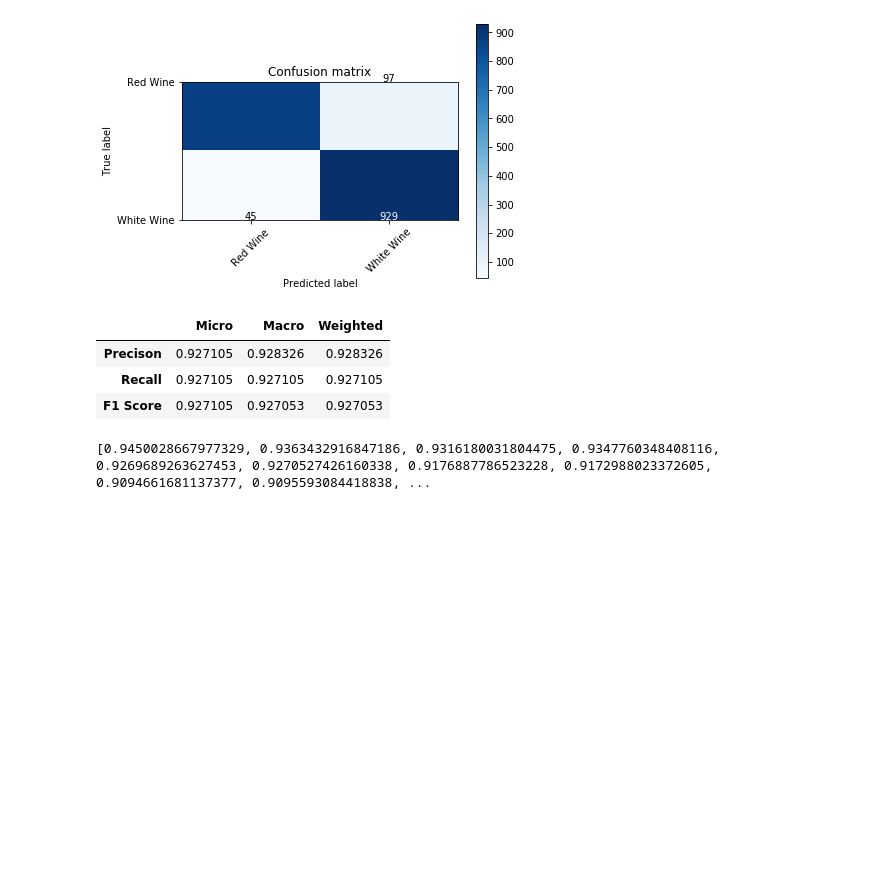
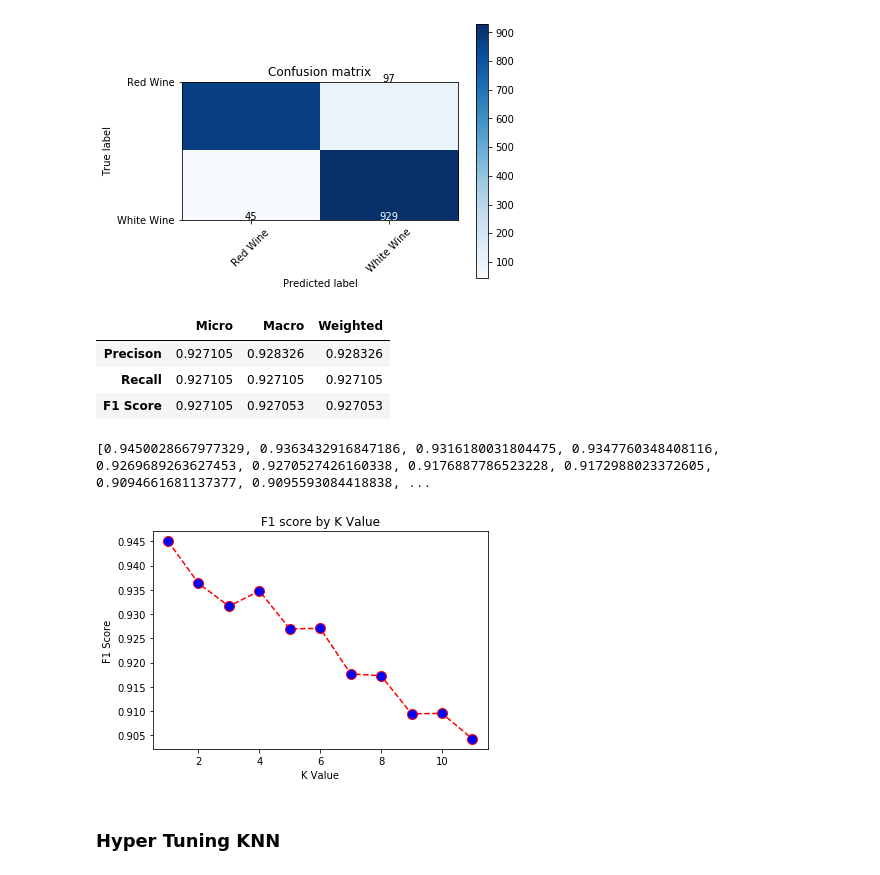
Before and after one commit to emilia329/WineFun, a Jupyter notebook: Modeling.ipynb, the cells around one changed output. Saved outputs shown, nothing was run; the diff lists cells and outputs as text; code cells hidden in the pictures; blank space fills up the shorter version.

Commit message:
hyper tunning KNN

```diff
--- a/Modeling.ipynb
+++ b/Modeling.ipynb
@@ -387,12 +387,22 @@ datatable(y_test,y_predknn)
 # %%
 k_range = list(range(1, 12))
 k_scores = []
 for k in k_range:
         knn = KNeighborsClassifier(n_neighbors=k)
         knn.fit(X_train, y_train)
         y_predict = knn.predict(X_test)
         score = f1_score(y_test, y_predict, average='weighted')
         k_scores.append(score)
 print(k_scores)
+
+plt.plot(range(1, 12), k_scores, color='red', linestyle='dashed', marker='o',
+             markerfacecolor='blue', markersize=10)
+plt.title('F1 score by K Value')
+plt.xlabel('K Value')
+plt.ylabel('F1 Score')
+plt.show()
 # %% [output]
 [0.9450028667977329, 0.9363432916847186, 0.9316180031804475, 0.9347760348408116, 0.9269689263627453, 0.9270527426160338, 0.9176887786523228, 0.9172988023372605, 0.9094661681137377, 0.9095593084418838, ...
+[figure, added]
+# %% [markdown]
+### Hyper Tuning KNN
```
Also changed, not shown: parts of 4 cells of this notebook.
